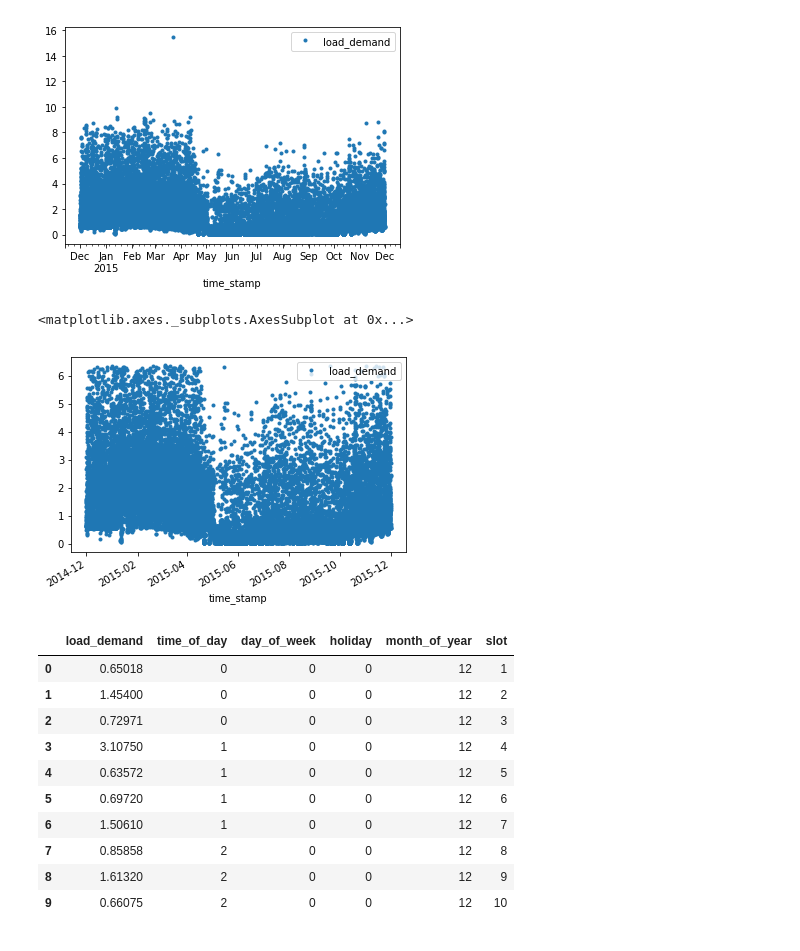
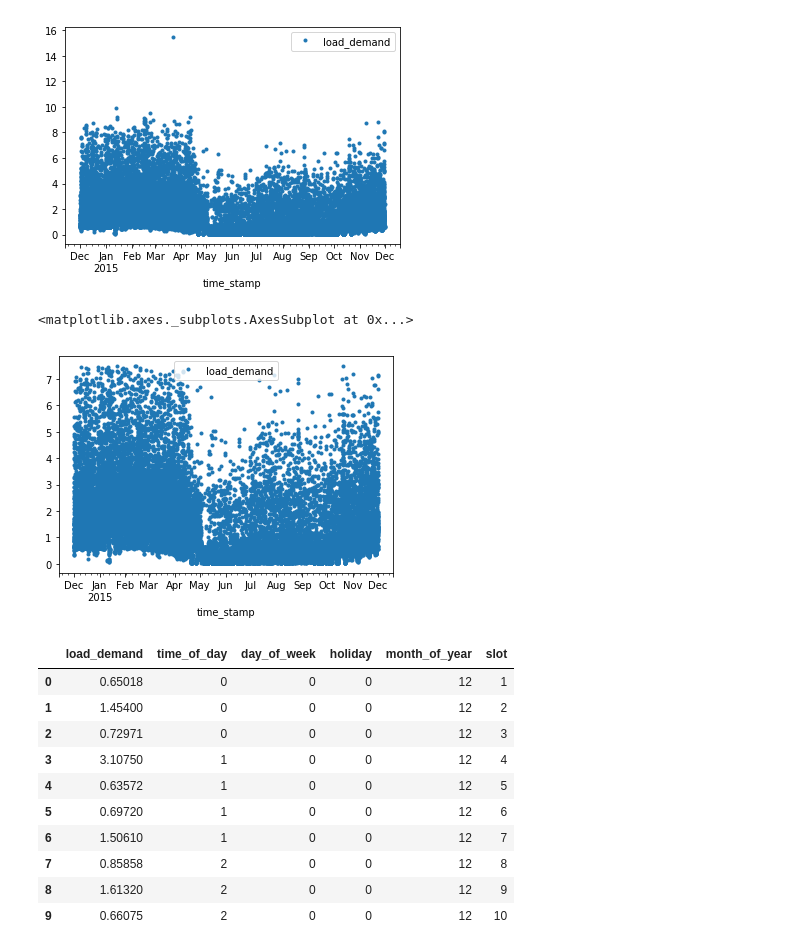
Before and after one commit to jainrish/ams559-smart-energy, a Jupyter notebook: Assignment 1/electricity-demand-prediction.ipynb, the cells around one changed output. Drawn from its saved outputs; the diff is of its cells as text; code cells hidden in the pictures.

```diff
--- a/Assignment 1/electricity-demand-prediction.ipynb
+++ b/Assignment 1/electricity-demand-prediction.ipynb
@@ -82,13 +83,13 @@ house_data.plot('time_stamp', 'load_demand', style=".")
 # %% [output]
 <matplotlib.axes._subplots.AxesSubplot at 0x...>
 [figure]
-# %%
-q = house_data["load_demand"].quantile(0.99)
-house_data = house_data[house_data["load_demand"] < q]
-house_data.plot('time_stamp', 'load_demand', style=".")
-# %% [output]
-<matplotlib.axes._subplots.AxesSubplot at 0x...>
-[figure, removed]
+# %%
+mean = house_data.loc[house_data['load_demand']<7.5, 'load_demand'].mean()
+house_data["load_demand"] = np.where(house_data["load_demand"] >=7.5, mean, house_data['load_demand'])
+house_data.plot('time_stamp', 'load_demand', style=".")
+# %% [output]
+<matplotlib.axes._subplots.AxesSubplot at 0x...>
+[figure, added]
 # %%
 import datetime
 from pandas.tseries.holiday import USFederalHolidayCalendar
```
Also changed, not shown: parts of 10 cells of this notebook.
